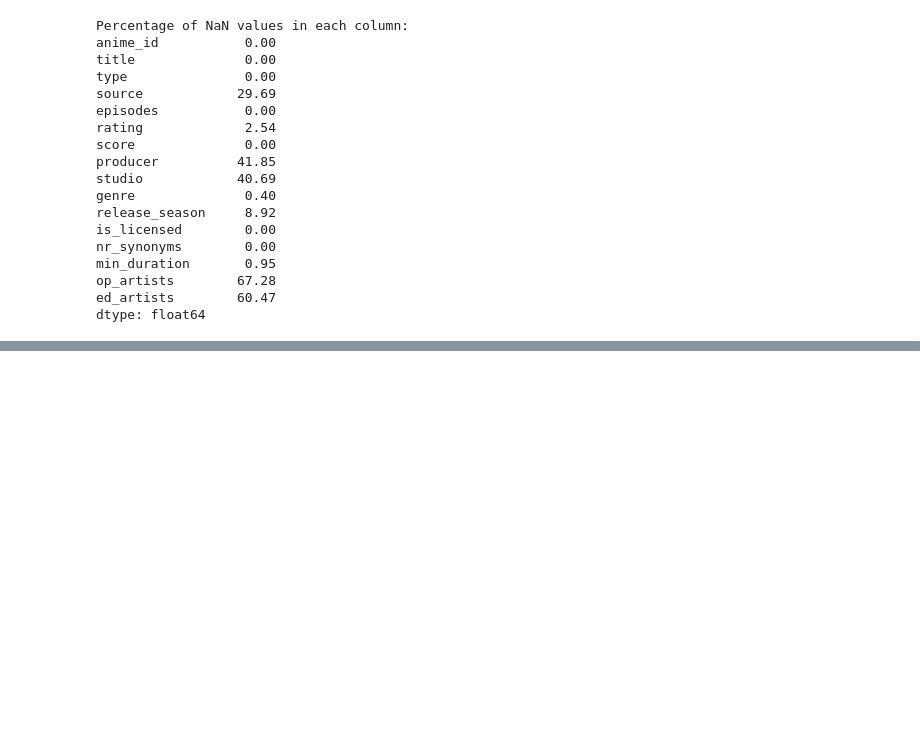
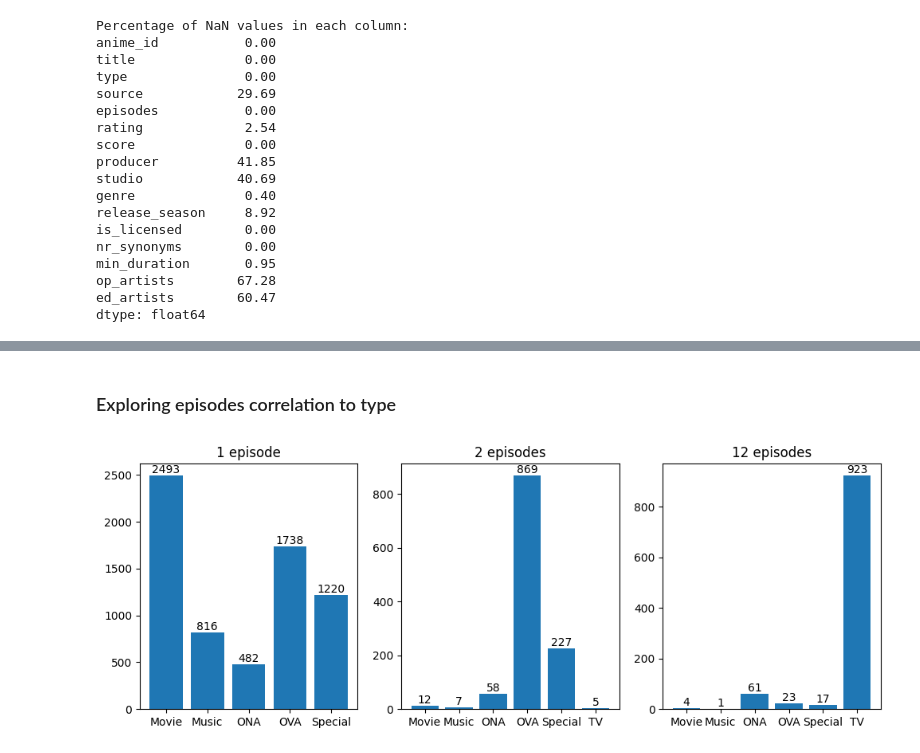
Before and after one commit to ymersod/MAL_Project, a Jupyter notebook: SimonSDataAnalyse.ipynb, the cells around one changed output, grey strips where cells are left out. Saved outputs shown, nothing was run; the diff lists cells and outputs as text; code cells hidden in the pictures; blank space fills up the shorter version.

```diff
--- a/SimonSDataAnalyse.ipynb
+++ b/SimonSDataAnalyse.ipynb
@@ -735,0 +804,25 @@ dtype: float64
+# %% [markdown]
+### Exploring episodes correlation to type
+# %%
+# display('1 Episode:',data_copy.loc[data_copy['episodes'] == 1].groupby('type').count()[['anime_id']],
+#         '2 Episode:',data_copy.loc[data_copy['episodes'] == 2].groupby('type').count()[['anime_id']],
+#         '12 Episode:',data_copy.loc[data_copy['episodes'] == 12].groupby('type').count()[['anime_id']])
+
+figure,axis = plt.subplots(1,3)
+
+figure.set_figwidth(12)
+figure.set_figheight(4)
+
+axis[0].set_title('1 episode')
+axis[1].set_title('2 episodes')
+axis[2].set_title('12 episodes')
+
+epi1 = axis[0].bar(data_copy.loc[data_copy['episodes'] == 1].groupby('type').count().index,data_copy.loc[data_copy['episodes'] == 1].groupby('type').count()[['anime_id']].values.flat)
+axis[0].bar_label(epi1,data_copy.loc[data_copy['episodes'] == 1].groupby('type').count()[['anime_id']].values.flat)
+epi2 = axis[1].bar(data_copy.loc[data_copy['episodes'] == 2].groupby('type').count().index,data_copy.loc[data_copy['episodes'] == 2].groupby('type').count()[['anime_id']].values.flat)
+axis[1].bar_label(epi2,data_copy.loc[data_copy['episodes'] == 2].groupby('type').count()[['anime_id']].values.flat)
+epi12 = axis[2].bar(data_copy.loc[data_copy['episodes'] == 12].groupby('type').count().index,data_copy.loc[data_copy['episodes'] == 12].groupby('type').count()[['anime_id']].values.flat)
+axis[2].bar_label(epi12,data_copy.loc[data_copy['episodes'] == 12].groupby('type').count()[['anime_id']].values.flat)
+plt.show()
+# %% [output]
+[figure, added]
```
Also changed, not shown: parts of 25 cells of this notebook, 1 other file.
